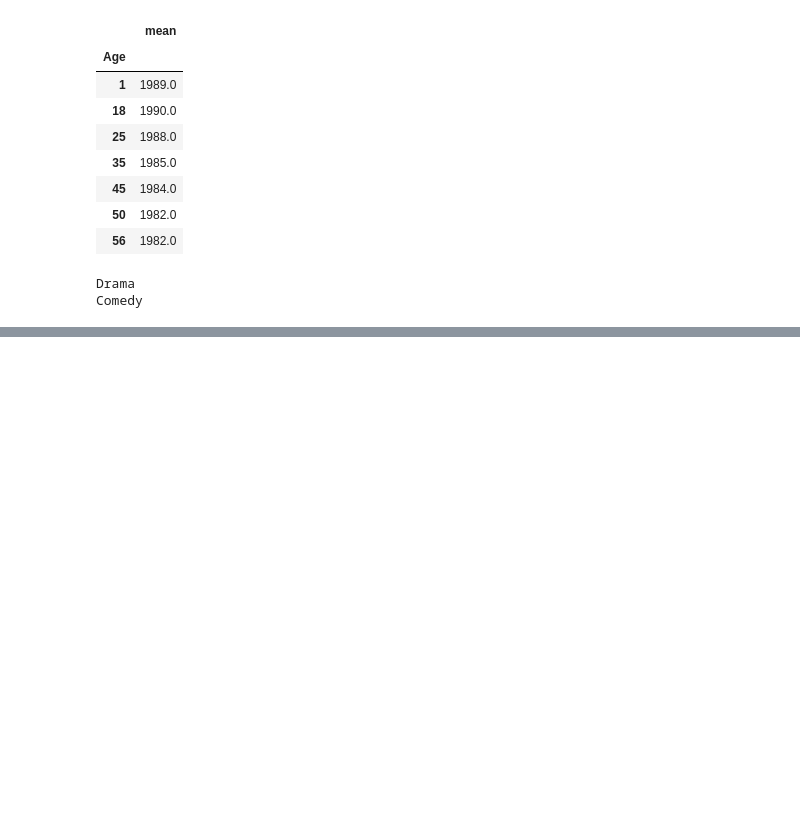
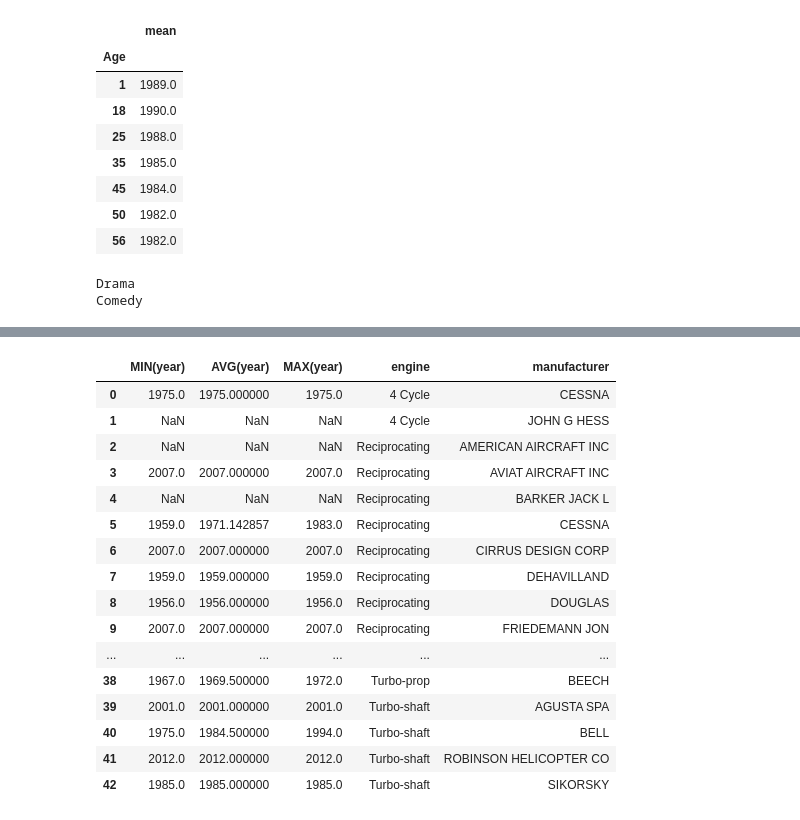
Before and after one commit to sweettirexkiller/numpy-learning, a Jupyter notebook: pandas-exercises.ipynb, the cells around one changed output, grey strips where cells are left out. Saved outputs shown, nothing was run; the diff lists cells and outputs as text; code cells hidden in the pictures; blank space fills up the shorter version.

Commit message:
sqlite and pandas

```diff
--- a/pandas-exercises.ipynb
+++ b/pandas-exercises.ipynb
@@ -197,0 +227,8 @@ Comedy
+# %%
+db_name = 'nycflights13.db'
+con = sqlite3.connect(os.path.join(os.getcwd(), db_name))
+planes.to_sql('planes', con);
+flights.to_sql('flights', con);
+airlines.to_sql('airlines', con);
+weather.to_sql('weather', con);
+airports.to_sql('airports', con);
@@ -197,0 +287,21 @@ Comedy
+# %%
+sql_result = pd.read_sql_query('SELECT MIN(year), AVG(year), MAX(year), engine, manufacturer FROM planes GROUP BY engine, manufacturer', con)
+sql_result
+# %% [output]
+|  | MIN(year) | AVG(year) | MAX(year) | engine | manufacturer |
+| 0 | 1975.0 | 1975.000000 | 1975.0 | 4 Cycle | CESSNA |
+| 1 | NaN | NaN | NaN | 4 Cycle | JOHN G HESS |
+| 2 | NaN | NaN | NaN | Reciprocating | AMERICAN AIRCRAFT INC |
+| 3 | 2007.0 | 2007.000000 | 2007.0 | Reciprocating | AVIAT AIRCRAFT INC |
+| 4 | NaN | NaN | NaN | Reciprocating | BARKER JACK L |
+| 5 | 1959.0 | 1971.142857 | 1983.0 | Reciprocating | CESSNA |
+| 6 | 2007.0 | 2007.000000 | 2007.0 | Reciprocating | CIRRUS DESIGN CORP |
+| 7 | 1959.0 | 1959.000000 | 1959.0 | Reciprocating | DEHAVILLAND |
+| 8 | 1956.0 | 1956.000000 | 1956.0 | Reciprocating | DOUGLAS |
+| 9 | 2007.0 | 2007.000000 | 2007.0 | Reciprocating | FRIEDEMANN JON |
+| ... | ... | ... | ... | ... | ... |
+| 38 | 1967.0 | 1969.500000 | 1972.0 | Turbo-prop | BEECH |
+| 39 | 2001.0 | 2001.000000 | 2001.0 | Turbo-shaft | AGUSTA SPA |
+| 40 | 1975.0 | 1984.500000 | 1994.0 | Turbo-shaft | BELL |
+| 41 | 2012.0 | 2012.000000 | 2012.0 | Turbo-shaft | ROBINSON HELICOPTER CO |
+| 42 | 1985.0 | 1985.000000 | 1985.0 | Turbo-shaft | SIKORSKY |
```
Also changed, not shown: parts of 13 cells of this notebook, 6 other files.
